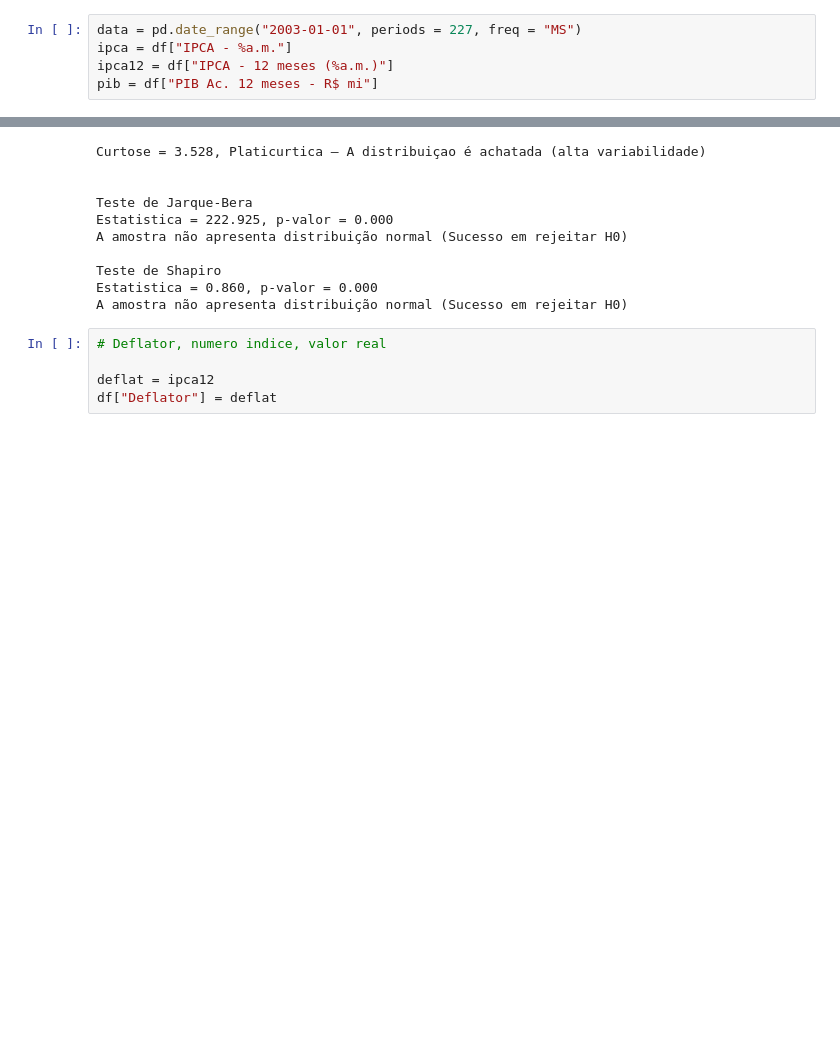
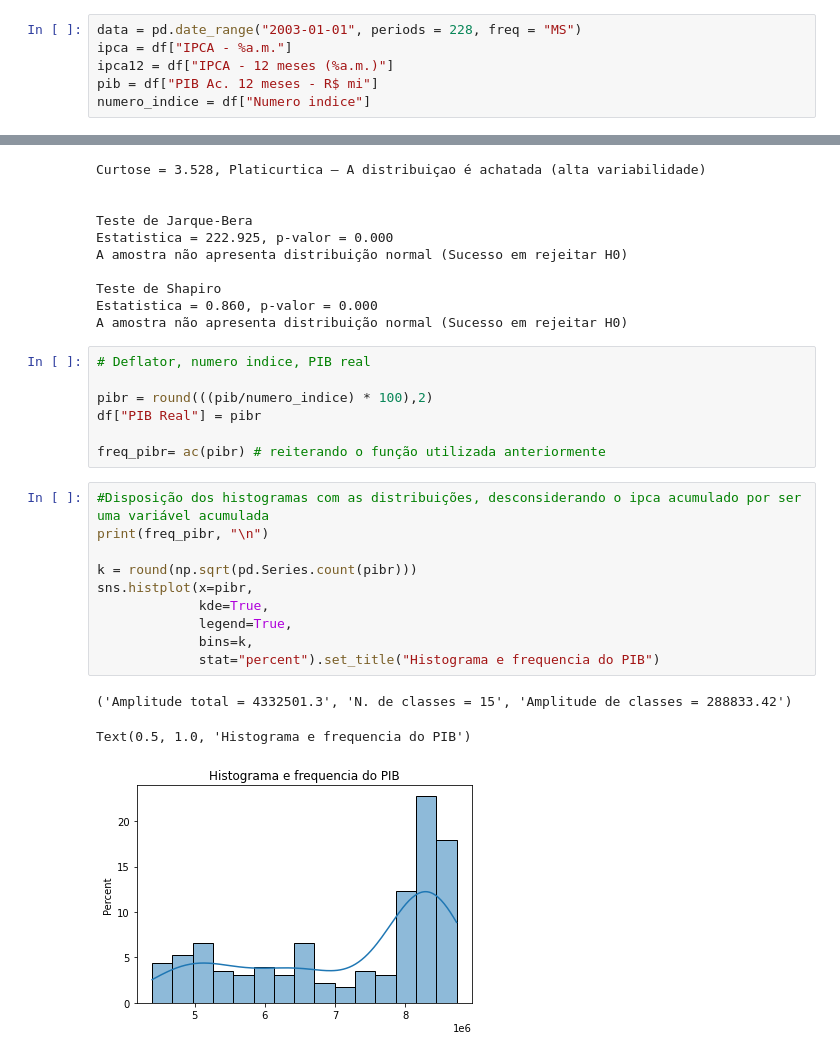
Before and after one commit to rehpires/EconometriaUFPB-2022, a Jupyter notebook: Atividade 2.ipynb, the cells around one changed output, grey strips where cells are left out. Cells and saved outputs as stored; diff of their text form; blank space fills up the shorter version.

```diff
--- a/Atividade 2.ipynb
+++ b/Atividade 2.ipynb
@@ -26,8 +35,9 @@ df.head()
 # %%
-data = pd.date_range("2003-01-01", periods = 227, freq = "MS")
+data = pd.date_range("2003-01-01", periods = 228, freq = "MS")
 ipca = df["IPCA - %a.m."]
 ipca12 = df["IPCA - 12 meses (%a.m.)"]
 pib = df["PIB Ac. 12 meses - R$ mi"]
+numero_indice = df["Numero indice"]
 # %%
 #Função para definir a distribuição de frequência, prequel para o histograma
 def ac(x) :
@@ -319,8 +329,24 @@ A amostra não apresenta distribuição normal (Sucesso em rejeitar H0)
 Teste de Shapiro
 Estatistica = 0.860, p-valor = 0.000
 A amostra não apresenta distribuição normal (Sucesso em rejeitar H0)
-# %%
-# Deflator, numero indice, valor real
-
-deflat = ipca12
-df["Deflator"] = deflat
+# %%
+# Deflator, numero indice, PIB real
+
+pibr = round(((pib/numero_indice) * 100),2)
+df["PIB Real"] = pibr
+
+freq_pibr= ac(pibr) # reiterando o função utilizada anteriormente
+# %%
+#Disposição dos histogramas com as distribuições, desconsiderando o ipca acumulado por ser uma variável acumulada
+print(freq_pibr, "\n")
+
+k = round(np.sqrt(pd.Series.count(pibr)))
+sns.histplot(x=pibr,
+             kde=True,
+             legend=True,
+             bins=k,
+             stat="percent").set_title("Histograma e frequencia do PIB")
+# %% [output]
+('Amplitude total = 4332501.3', 'N. de classes = 15', 'Amplitude de classes = 288833.42')
+Text(0.5, 1.0, 'Histograma e frequencia do PIB')
+[figure, added]
```
Also changed, not shown: parts of 9 cells of this notebook, 2 other files.
